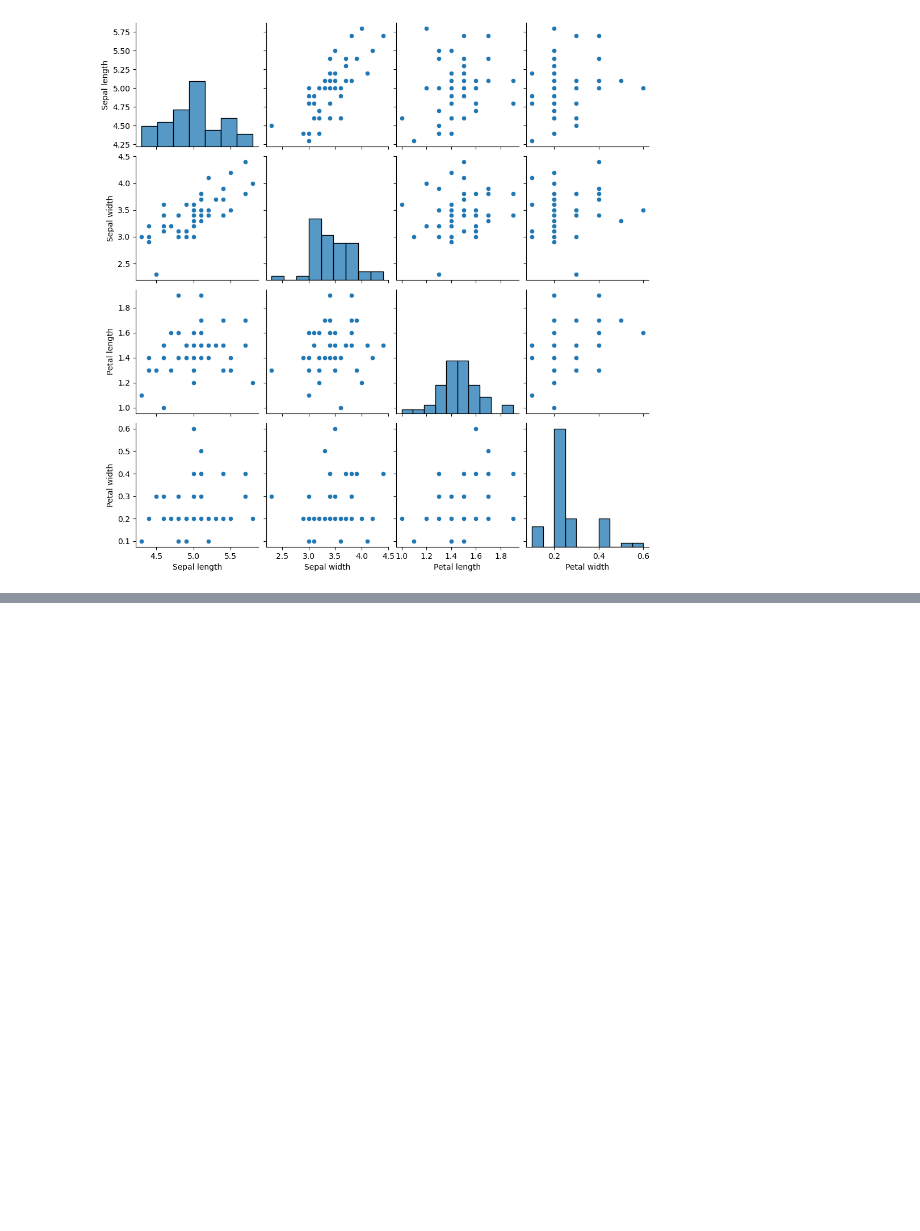
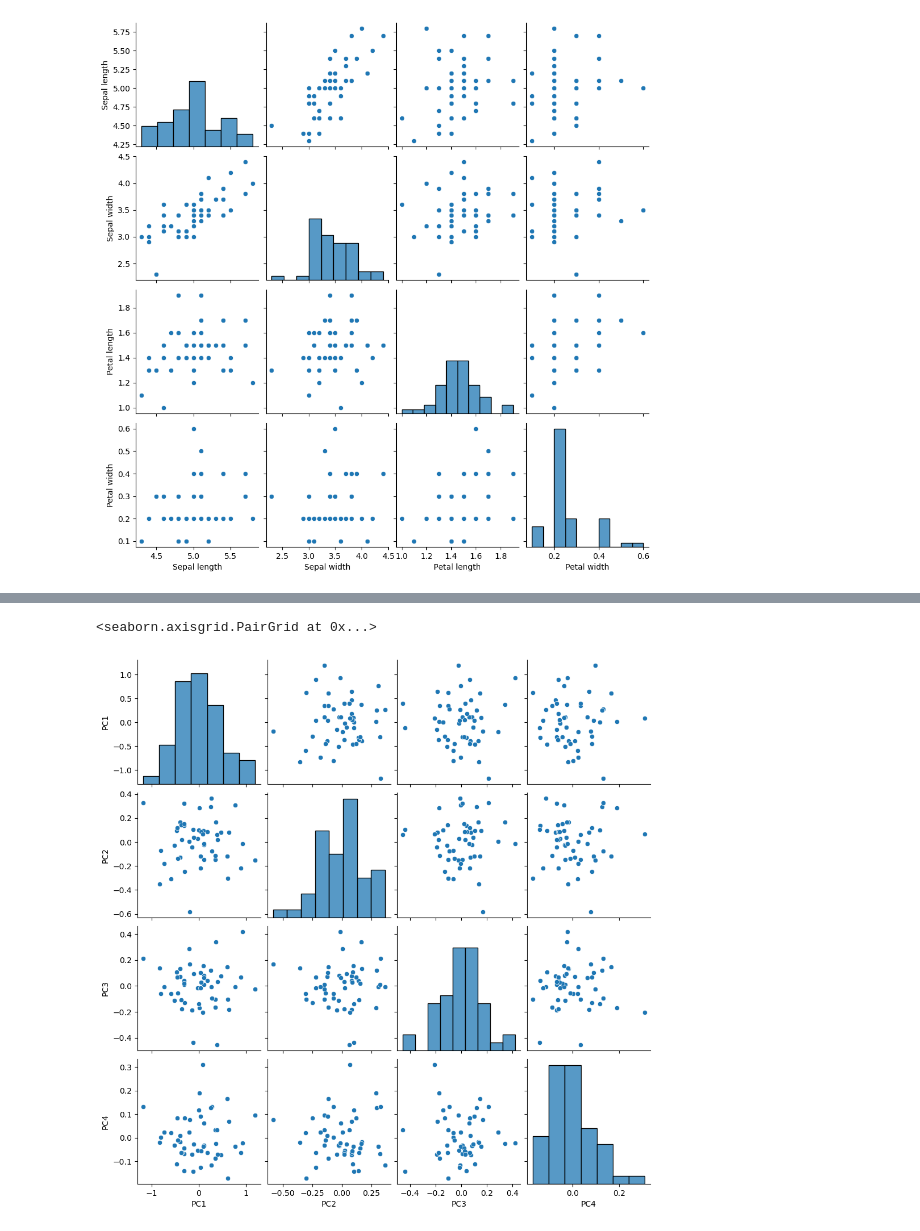
Before and after one commit to jalkestrup/dtuimageanalysis, a Jupyter notebook: exercises/ex1b-PCA/ex1b.ipynb, the cells around one changed output, grey strips where cells are left out. Saved outputs shown, nothing was run; the diff lists cells and outputs as text; code cells hidden in the pictures; blank space fills up the shorter version.

```diff
--- a/exercises/ex1b-PCA/ex1b.ipynb
+++ b/exercises/ex1b-PCA/ex1b.ipynb
@@ -123,0 +177,6 @@ In terms of cov the largest correlation was clearly between
+# %%
+pc_proj = eig_vec.T.dot(data.T)
+sns.pairplot(pd.DataFrame(pc_proj.T, columns=['PC1', 'PC2', 'PC3', 'PC4']))
+# %% [output]
+<seaborn.axisgrid.PairGrid at 0x...>
+[figure, added]
```
Also changed, not shown: parts of 11 cells of this notebook, 1 other file.
